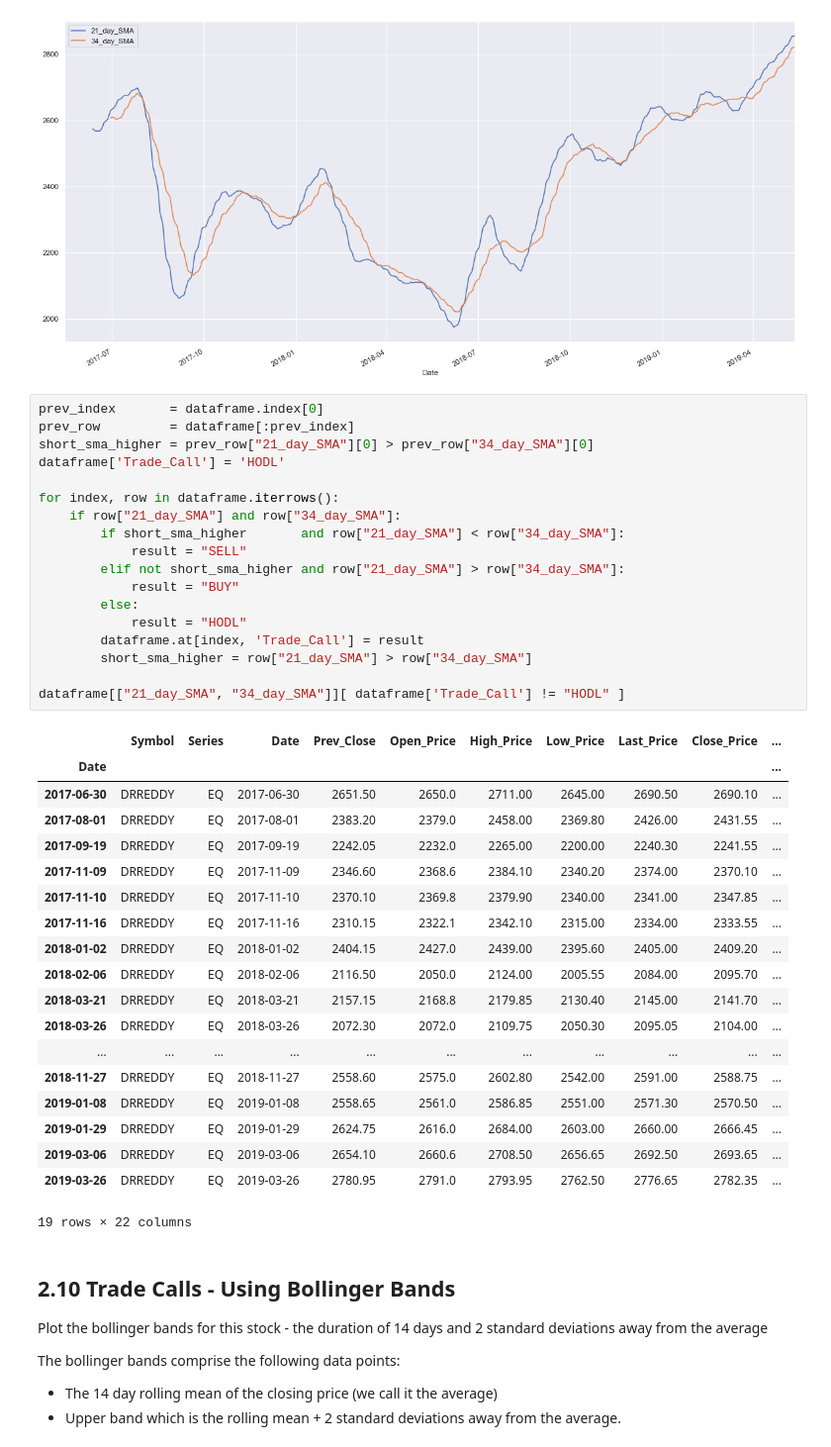
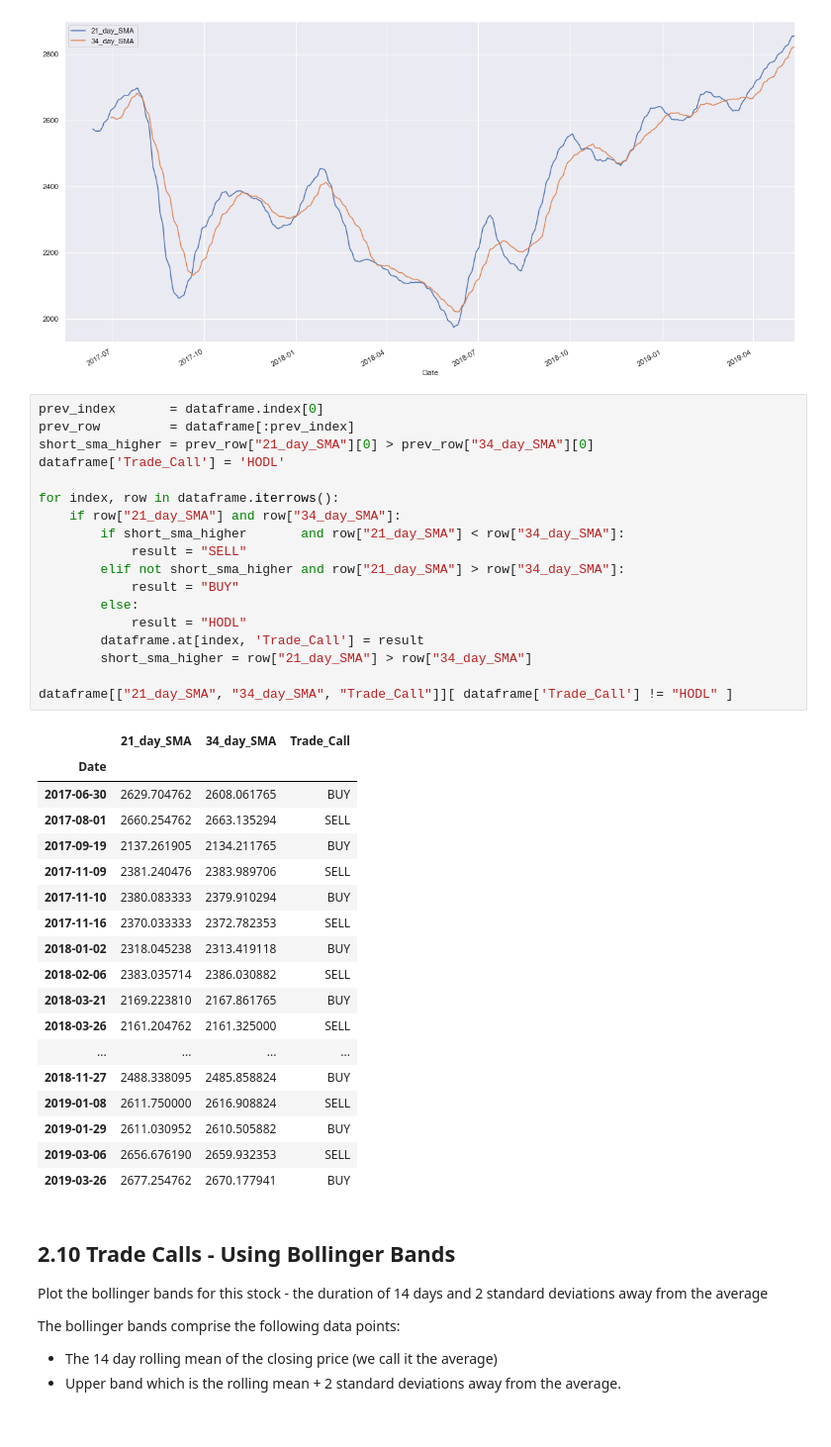
Before and after one commit to JamesMcGuigan/aspiration-ai-internship, a Jupyter notebook: python3/module_2/module_2.ipynb, the cells around one changed output. Shown at 99% size. Cells and saved outputs as stored; diff of their text form.

```diff
--- a/python3/module_2/module_2.ipynb
+++ b/python3/module_2/module_2.ipynb
@@ -340,41 +340,40 @@ dataframe[["21_day_SMA", "34_day_SMA"]].plot()
 # %%
 prev_index       = dataframe.index[0]
 prev_row         = dataframe[:prev_index]
 short_sma_higher = prev_row["21_day_SMA"][0] > prev_row["34_day_SMA"][0]
 dataframe['Trade_Call'] = 'HODL'
 
 for index, row in dataframe.iterrows():
     if row["21_day_SMA"] and row["34_day_SMA"]:
         if short_sma_higher       and row["21_day_SMA"] < row["34_day_SMA"]:
             result = "SELL"
         elif not short_sma_higher and row["21_day_SMA"] > row["34_day_SMA"]:
             result = "BUY"
         else:
             result = "HODL"
         dataframe.at[index, 'Trade_Call'] = result
         short_sma_higher = row["21_day_SMA"] > row["34_day_SMA"]
 
-dataframe[["21_day_SMA", "34_day_SMA"]][ dataframe['Trade_Call'] != "HODL" ]
+dataframe[["21_day_SMA", "34_day_SMA", "Trade_Call"]][ dataframe['Trade_Call'] != "HODL" ]
 # %% [output]
-|  | Symbol | Series | Date | Prev_Close | Open_Price | High_Price | Low_Price | Last_Price | Close_Price | ... |
-| Date |  |  |  |  |  |  |  |  |  | ... |
-| 2017-06-30 | DRREDDY | EQ | 2017-06-30 | 2651.50 | 2650.0 | 2711.00 | 2645.00 | 2690.50 | 2690.10 | ... |
-| 2017-08-01 | DRREDDY | EQ | 2017-08-01 | 2383.20 | 2379.0 | 2458.00 | 2369.80 | 2426.00 | 2431.55 | ... |
-| 2017-09-19 | DRREDDY | EQ | 2017-09-19 | 2242.05 | 2232.0 | 2265.00 | 2200.00 | 2240.30 | 2241.55 | ... |
-| 2017-11-09 | DRREDDY | EQ | 2017-11-09 | 2346.60 | 2368.6 | 2384.10 | 2340.20 | 2374.00 | 2370.10 | ... |
-| 2017-11-10 | DRREDDY | EQ | 2017-11-10 | 2370.10 | 2369.8 | 2379.90 | 2340.00 | 2341.00 | 2347.85 | ... |
-| 2017-11-16 | DRREDDY | EQ | 2017-11-16 | 2310.15 | 2322.1 | 2342.10 | 2315.00 | 2334.00 | 2333.55 | ... |
-| 2018-01-02 | DRREDDY | EQ | 2018-01-02 | 2404.15 | 2427.0 | 2439.00 | 2395.60 | 2405.00 | 2409.20 | ... |
-| 2018-02-06 | DRREDDY | EQ | 2018-02-06 | 2116.50 | 2050.0 | 2124.00 | 2005.55 | 2084.00 | 2095.70 | ... |
-| 2018-03-21 | DRREDDY | EQ | 2018-03-21 | 2157.15 | 2168.8 | 2179.85 | 2130.40 | 2145.00 | 2141.70 | ... |
-| 2018-03-26 | DRREDDY | EQ | 2018-03-26 | 2072.30 | 2072.0 | 2109.75 | 2050.30 | 2095.05 | 2104.00 | ... |
-| ... | ... | ... | ... | ... | ... | ... | ... | ... | ... | ... |
-| 2018-11-27 | DRREDDY | EQ | 2018-11-27 | 2558.60 | 2575.0 | 2602.80 | 2542.00 | 2591.00 | 2588.75 | ... |
-| 2019-01-08 | DRREDDY | EQ | 2019-01-08 | 2558.65 | 2561.0 | 2586.85 | 2551.00 | 2571.30 | 2570.50 | ... |
-| 2019-01-29 | DRREDDY | EQ | 2019-01-29 | 2624.75 | 2616.0 | 2684.00 | 2603.00 | 2660.00 | 2666.45 | ... |
-| 2019-03-06 | DRREDDY | EQ | 2019-03-06 | 2654.10 | 2660.6 | 2708.50 | 2656.65 | 2692.50 | 2693.65 | ... |
-| 2019-03-26 | DRREDDY | EQ | 2019-03-26 | 2780.95 | 2791.0 | 2793.95 | 2762.50 | 2776.65 | 2782.35 | ... |
+|  | 21_day_SMA | 34_day_SMA | Trade_Call |
+| Date |  |  |  |
+| 2017-06-30 | 2629.704762 | 2608.061765 | BUY |
+| 2017-08-01 | 2660.254762 | 2663.135294 | SELL |
+| 2017-09-19 | 2137.261905 | 2134.211765 | BUY |
+| 2017-11-09 | 2381.240476 | 2383.989706 | SELL |
+| 2017-11-10 | 2380.083333 | 2379.910294 | BUY |
+| 2017-11-16 | 2370.033333 | 2372.782353 | SELL |
+| 2018-01-02 | 2318.045238 | 2313.419118 | BUY |
+| 2018-02-06 | 2383.035714 | 2386.030882 | SELL |
+| 2018-03-21 | 2169.223810 | 2167.861765 | BUY |
+| 2018-03-26 | 2161.204762 | 2161.325000 | SELL |
+| ... | ... | ... | ... |
+| 2018-11-27 | 2488.338095 | 2485.858824 | BUY |
+| 2019-01-08 | 2611.750000 | 2616.908824 | SELL |
+| 2019-01-29 | 2611.030952 | 2610.505882 | BUY |
+| 2019-03-06 | 2656.676190 | 2659.932353 | SELL |
+| 2019-03-26 | 2677.254762 | 2670.177941 | BUY |
-19 rows × 22 columns
 # %% [markdown]
 ## 2.10 Trade Calls - Using Bollinger Bands
 
```
Also changed, not shown: parts of 3 cells of this notebook, 1 other file.
